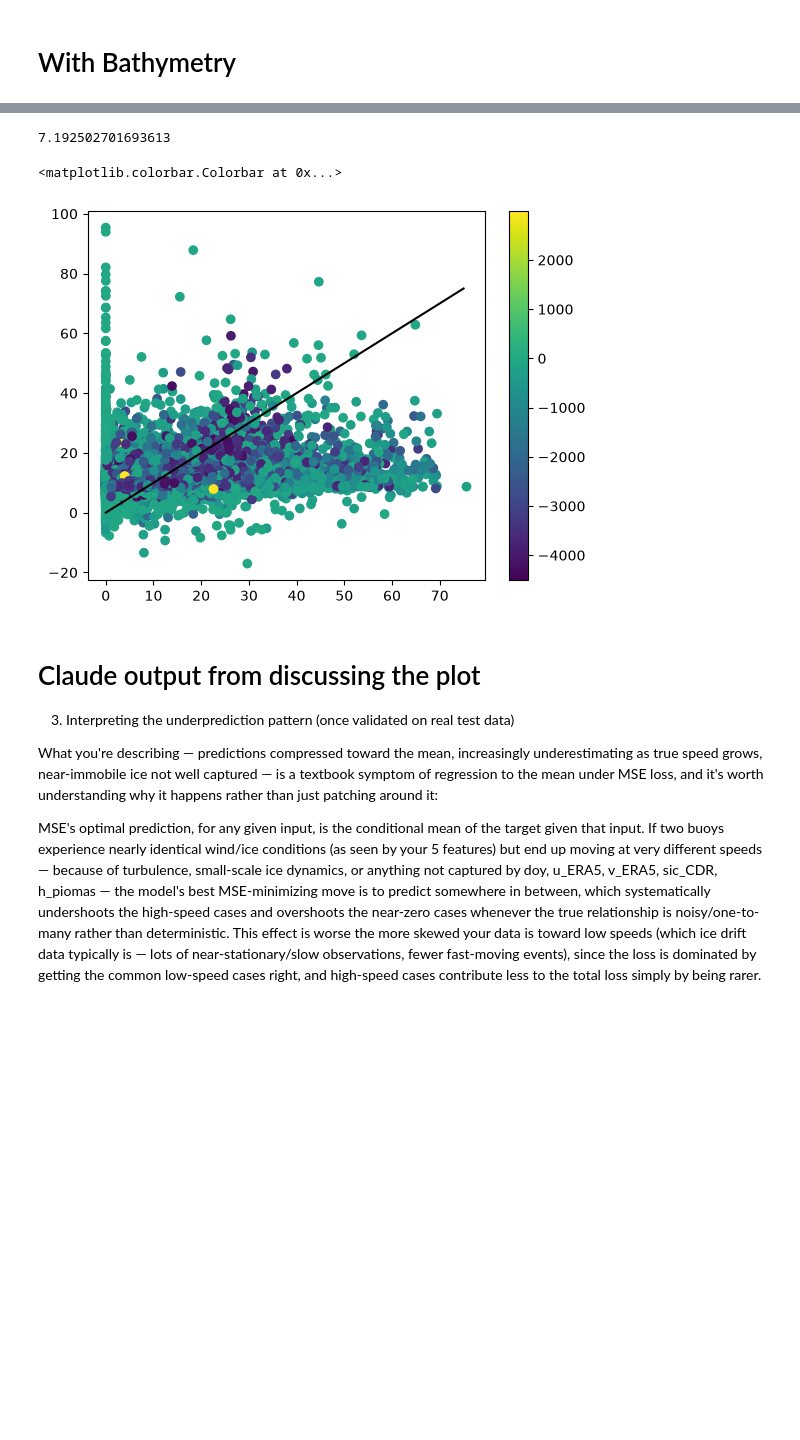
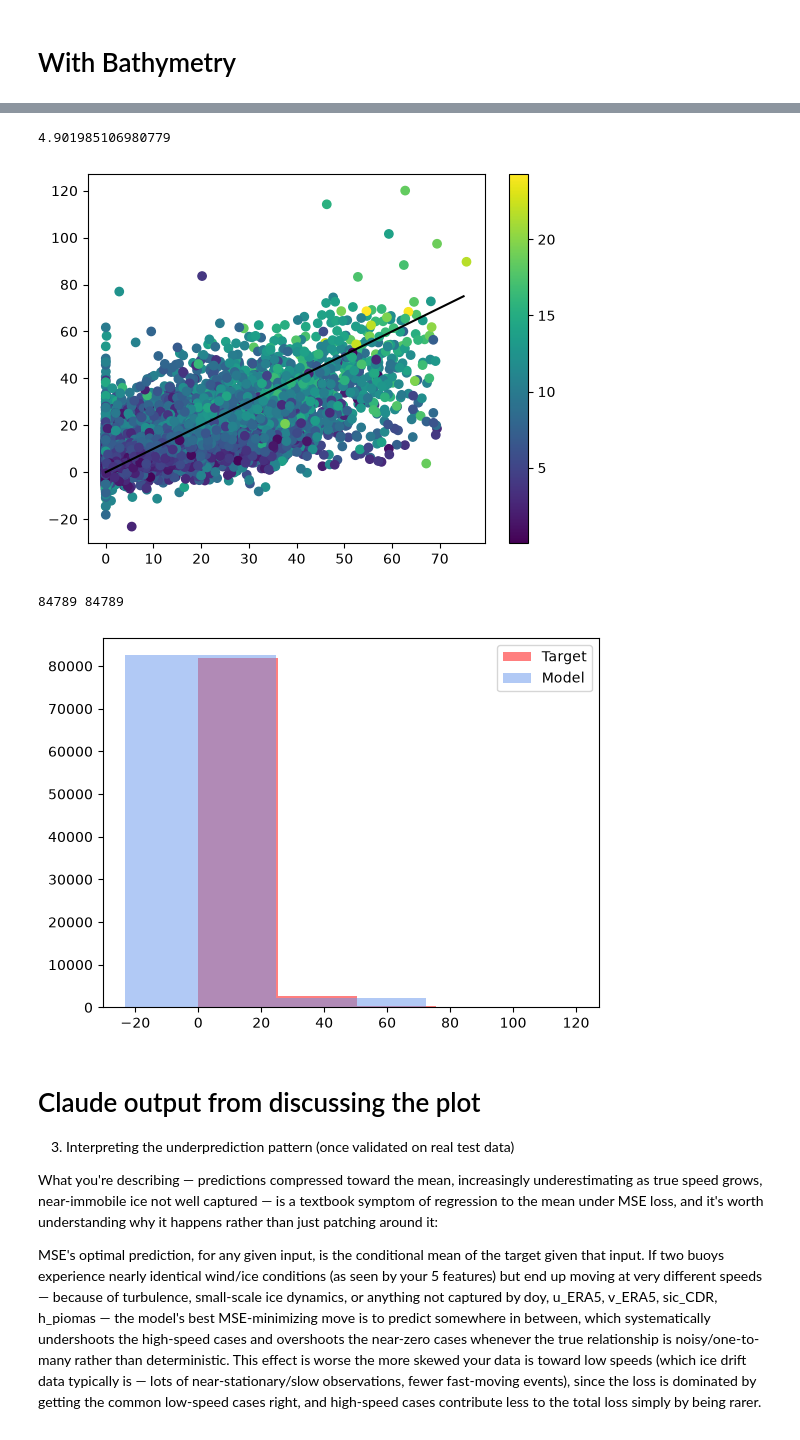
Before and after one commit to drpoisson-mp3/seA_Ice, a Jupyter notebook: exploration/First NN.ipynb, the cells around one changed output, grey strips where cells are left out. Cells and saved outputs as stored; diff of their text form; code cells hidden in the pictures; blank space fills up the shorter version.

Commit message:
Tried to implement the staticNN->normNN pipeline, it is bad; needs CLEAN UP

```diff
--- a/exploration/First NN.ipynb
+++ b/exploration/First NN.ipynb
@@ -1629,8 +1629,9 @@ print(testlabels)
 
 
 testsample=next(iter(testloader))
+print(testsample[0][0].shape)
 #print(testsample)
-testout=babygpu(testsample[1].to(device)).to('cpu')
+testout=babygpu(torch.tensor(testpd.values, dtype= torch.float32).to(device)).to('cpu')
 
 def L2norm(u,v):
     return (u**2+v**2)**.5
@@ -2323,20 +2325,30 @@ data= {
 # %%
 rMse = np.sqrt(np.mean((data['OutputNorm'] - data['TargetNorm'])**2))
 print(rMse)
 
 from matplotlib.colors import Normalize
 import matplotlib.colors as cm
 
-norm=Normalize(np.min(data['bath']),np.max(data['bath']))
+norm=Normalize(np.min(data['WindNorm']),np.max(data['WindNorm']))
 cmap='viridis'
 
-plt.scatter(data['TargetNorm'],data['OutputNorm'],c=data['bath'],cmap=cmap, norm=norm, alpha=1)
+plt.scatter(data['TargetNorm'],data['OutputNorm'],c=data['WindNorm'],cmap=cmap, norm=norm, alpha=1)
 plt.plot(np.arange(np.max(data['TargetNorm'])),'k')
 plt.colorbar()
+
+plt.show()
+
+fig,ax = plt.subplots()
+n_bins=3
+ax.hist(data['TargetNorm'],n_bins, color='red',alpha=.5,label='Target')
+ax.hist(data['OutputNorm'],n_bins,color='cornflowerblue', alpha=.5, label = 'Model')
+ax.legend()
+print(len(data['TargetNorm']), len(data['OutputNorm']))
 # %% [output]
-7.192502701693613
+4.901985106980779
+[figure, new version]
-<matplotlib.colorbar.Colorbar at 0x...>
+84789 84789
-[figure, old version]
+[figure, added]
 # %% [markdown]
 # Claude output from discussing the plot
 3. Interpreting the underprediction pattern (once validated on real test data)
```
Also changed, not shown: parts of 15 cells of this notebook.
